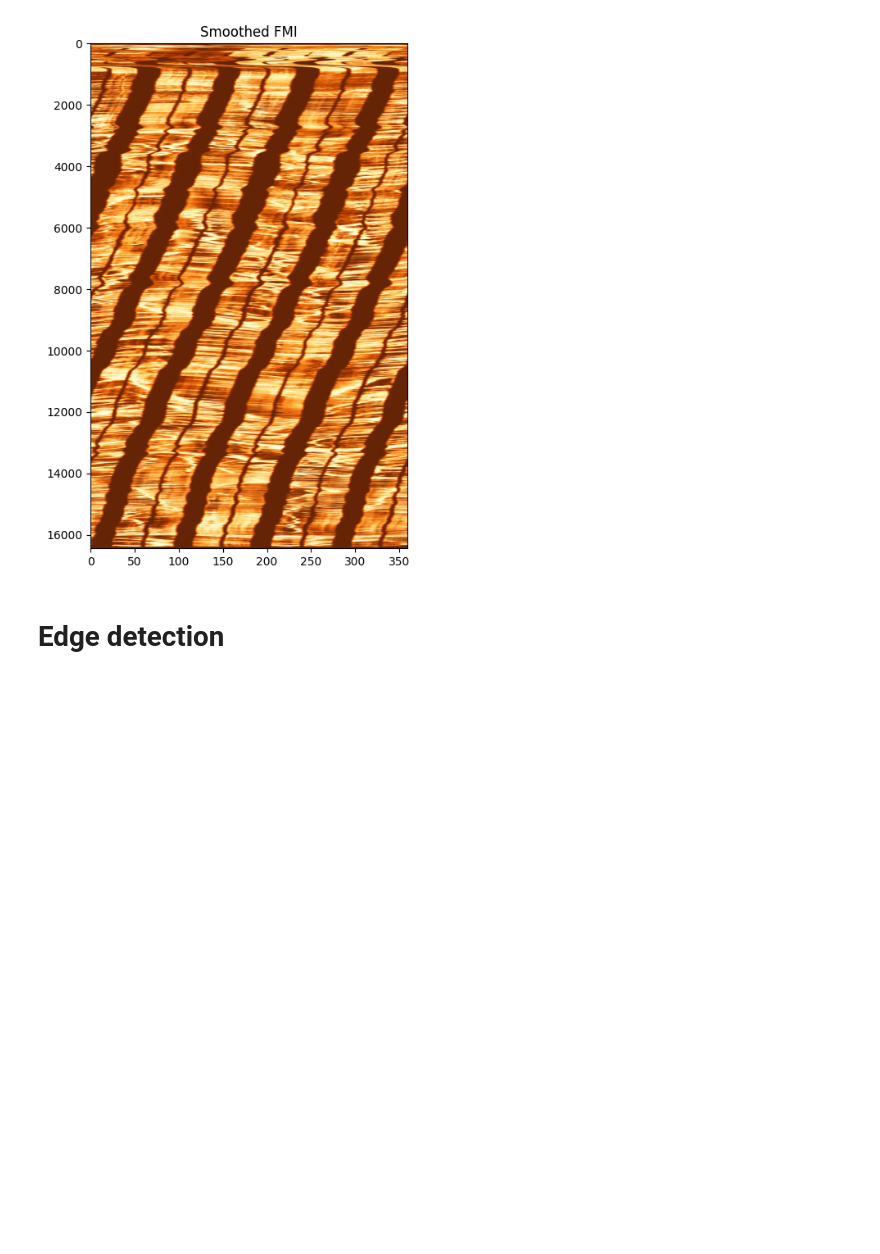
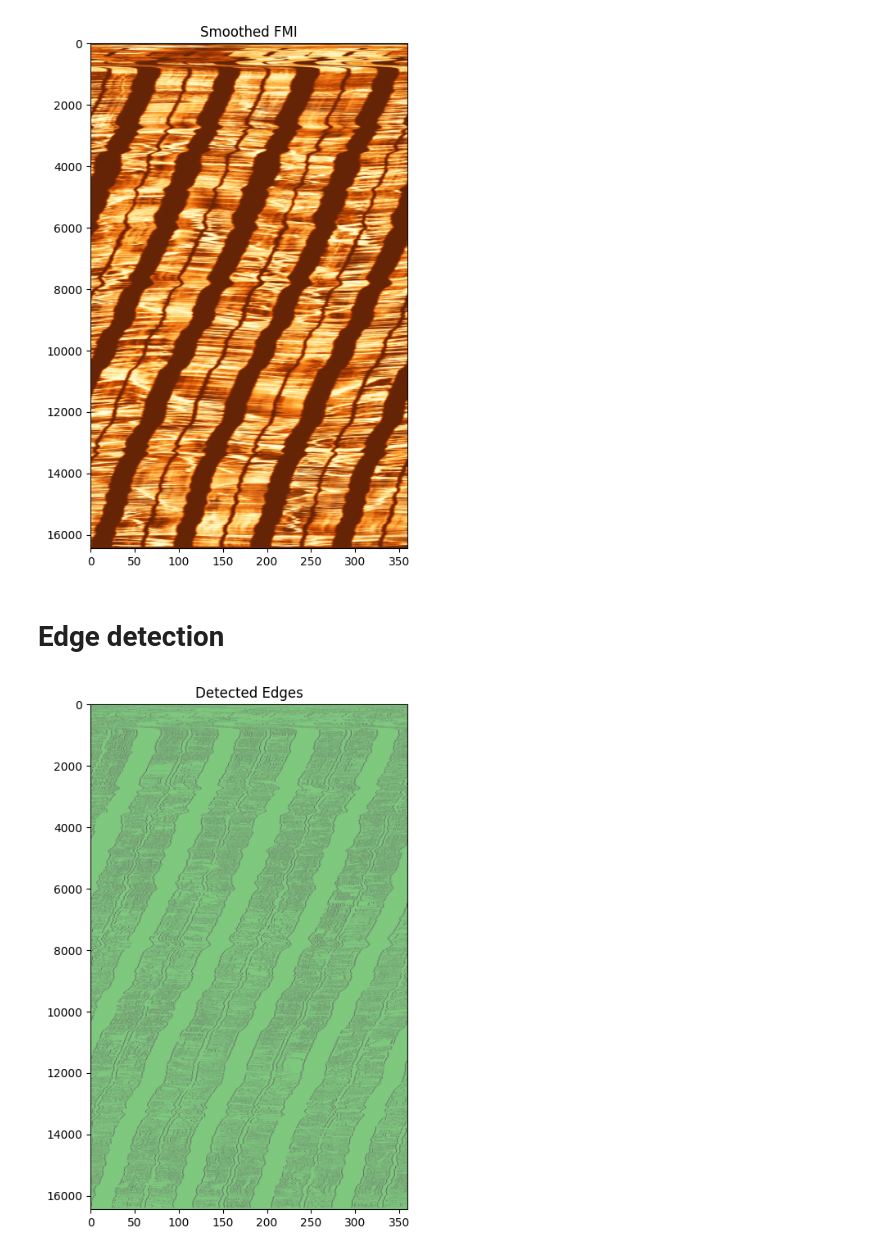
Before and after one commit to Ashraf-ISM/100-Days-of-Python-for-Oil-Gas-Subsurface-Analytics, a Jupyter notebook: notebooks/day-50/autopick.ipynb, the cells around one changed output. Drawn from its saved outputs; the diff is of its cells as text; code cells hidden in the pictures; blank space fills up the shorter version.

```diff
--- a/notebooks/day-50/autopick.ipynb
+++ b/notebooks/day-50/autopick.ipynb
@@ -520,3 +520,12 @@ plt.show()
 [figure]
 # %% [markdown]
 # Edge detection
+# %%
+edges = cv2.Canny(blur, 50, 150)
+
+plt.figure(figsize=(5,8))
+plt.imshow(edges, cmap='Accent', aspect='auto')
+plt.title("Detected Edges")
+plt.show()
+# %% [output]
+[figure, added]
```
